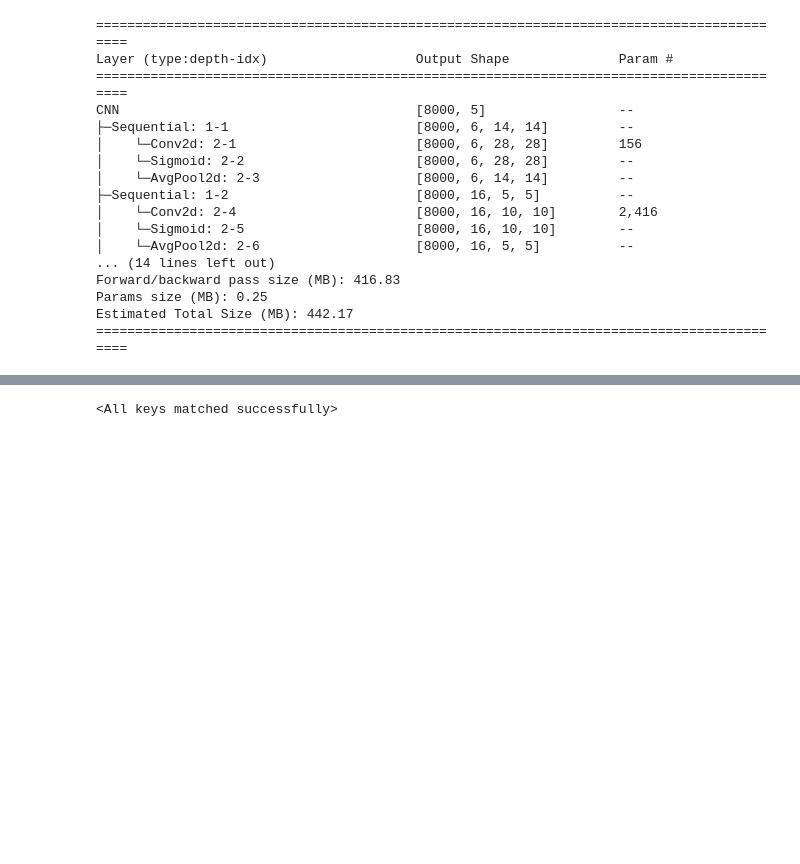
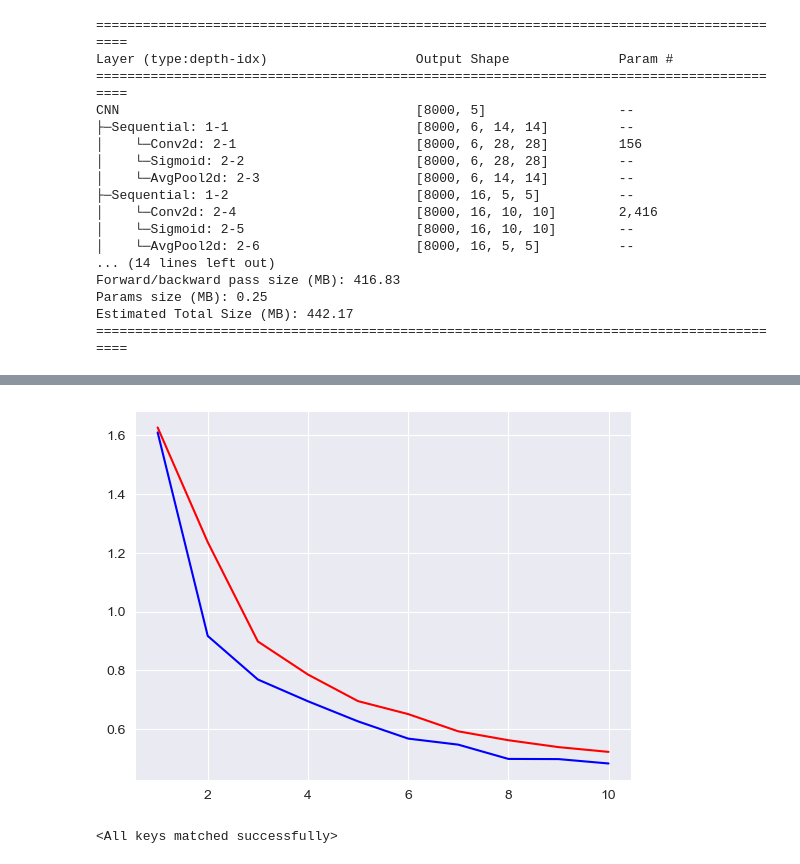
Before and after one commit to krusand/MLProject-FashionMNIST, a Jupyter notebook: 3c. CNN.ipynb, the cells around one changed output, grey strips where cells are left out. Drawn from its saved outputs; the diff is of its cells as text; code cells hidden in the pictures; blank space fills up the shorter version.

Commit message:
Created loss plot showing overfitting

```diff
--- a/3c. CNN.ipynb
+++ b/3c. CNN.ipynb
@@ -82,6 +87,7 @@ class CNN(nn.Module):
     def __init__(self):
         self.training_loss = []
         self.validation_loss = []
+        self.n_epochs = 0
 
         super(CNN, self).__init__()
         self.conv1 = nn.Sequential(
@@ -116,6 +122,14 @@ class CNN(nn.Module):
         output = self.fully_connected(x)
         return output
 
+    def plot_loss(self):
+        sns.lineplot(x=[i for i in range(1,self.n_epochs + 1)], y=conv_nn.training_loss, marker='o',color="red",label='Training loss')
+        sns.lineplot(x=[i for i in range(1,self.n_epochs + 1)], y=conv_nn.validation_loss,marker='o', color="blue", label='Validation loss')
+        plt.legend()
+        plt.suptitle("Training and validation loss")
+        plt.xlabel("Epoch")
+        plt.ylabel("Loss")
+        plt.tight_layout()
 
 
 # initialise it
@@ -123,6 +137,9 @@ conv_nn = CNN()
 
 
 def train(n_epochs, ann, loaders, learning_rate=0.05):
+    ann.n_epochs = n_epochs
+    ann.validation_loss = []
+    ann.training_loss = []
     min_valid_loss = np.inf
     device = torch.device("mps" if torch.backends.mps.is_available() else "cpu")
     ann.to(device)
@@ -161,7 +178,8 @@ def train(n_epochs, ann, loaders, learning_rate=0.05):
         print(f'Training Loss: {epoch_train_loss / len(loaders["train"])}')
         print(f'Validation Loss: {epoch_val_loss / len(loaders["validation"])}')
 
-
+        ann.validation_loss.append(epoch_val_loss / len(loaders["validation"]))
+        ann.training_loss.append(epoch_train_loss / len(loaders["train"]))
 
         print('-------------------')
         if min_valid_loss > epoch_val_loss:
@@ -256,3 +273,7 @@ Validation Loss Decreased(0.4979941938072443--->0.49493728019297123)     Saving
+# %%
+conv_nn.plot_loss()
+# %% [output]
+[figure, added]
 # %%
 def predict(model, test_loader):
     device = torch.device("mps" if torch.backends.mps.is_available() else "cpu")
```
Also changed, not shown: parts of 3 cells of this notebook.
